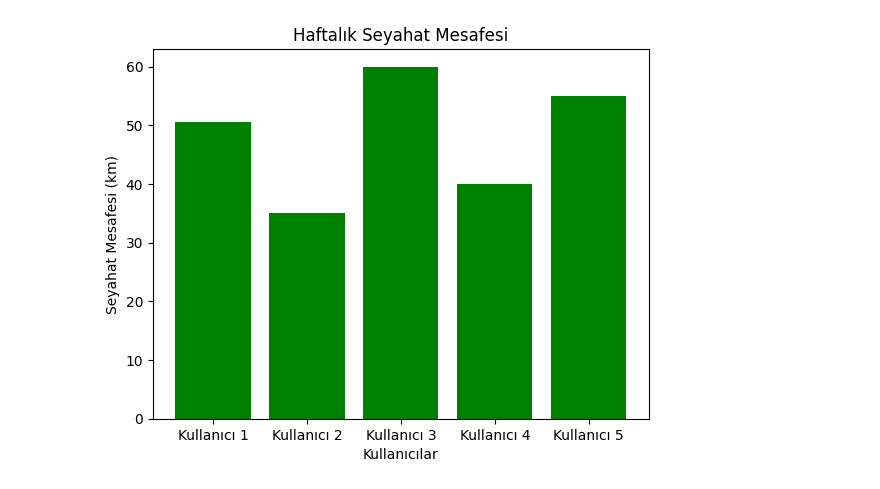
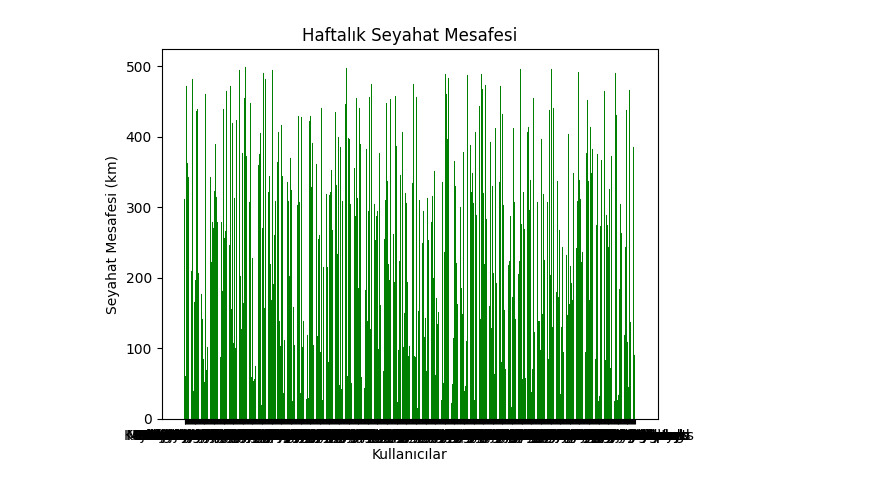
Before and after one commit to IbrahimOrdo/motor-selection, a Jupyter notebook: docs/Grafik1.ipynb, the cells around one changed output. Saved outputs shown, nothing was run; the diff lists cells and outputs as text; code cells hidden in the pictures.

```diff
--- a/docs/Grafik1.ipynb
+++ b/docs/Grafik1.ipynb
@@ -1,10 +1,17 @@
 # %%
 import matplotlib.pyplot as plt
 import numpy as np
+import pandas as pd
 
-# Örnek veriler
-heights = [180, 170, 160, 175, 185, 172, 168, 178, 190, 165]
-weights = [80, 65, 70, 85, 90, 60, 68, 75, 95, 62]
+# Load the simulated data from CSV
+df = pd.read_csv(r'C:\Users\IbrahimOrdo\OneDrive\Masaüstü\motor-selection\simulated_user_data.csv')
+
+# Show the first few rows to check the data
+print(df.head())
+
+ages = df['Age']
+heights = df['Height']
+weights = df['Weight']
 
 # Grafik
 plt.scatter(heights, weights, color='blue')
@@ -17,19 +41,19 @@ plt.show()
 # %%
 # Örnek veriler: Haftalık Seyahat Mesafeleri (km)
-names = ['Kullanıcı 1', 'Kullanıcı 2', 'Kullanıcı 3', 'Kullanıcı 4', 'Kullanıcı 5']
-travel_distances = [50.5, 35.0, 60.0, 40.0, 55.0]
+names = df['Name']
+travel_distances = df['Weekly Travel Distance']
 
 # Grafik
 plt.bar(names, travel_distances, color='green')
 
 # Başlık ve etiketler
 plt.title('Haftalık Seyahat Mesafesi')
 plt.xlabel('Kullanıcılar')
 plt.ylabel('Seyahat Mesafesi (km)')
 
 # Grafik gösterimi
 plt.show()
 # %% [output]
-[figure, old version]
+[figure, new version]
 # %%
 
```
Also changed, not shown: parts of 2 cells of this notebook, 1 other file.
